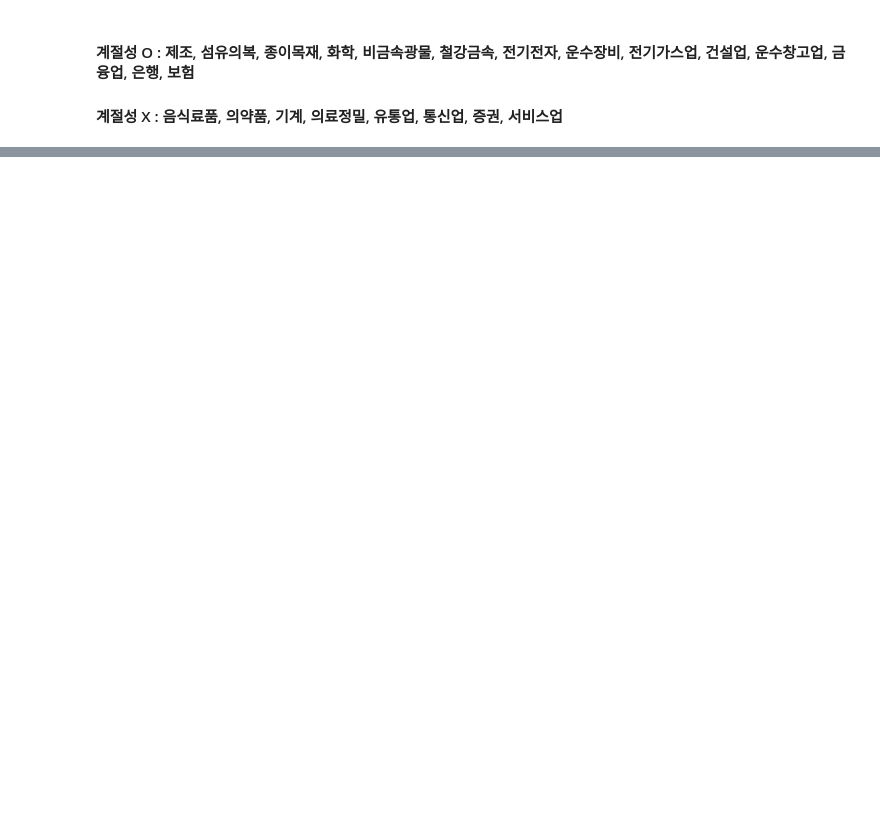
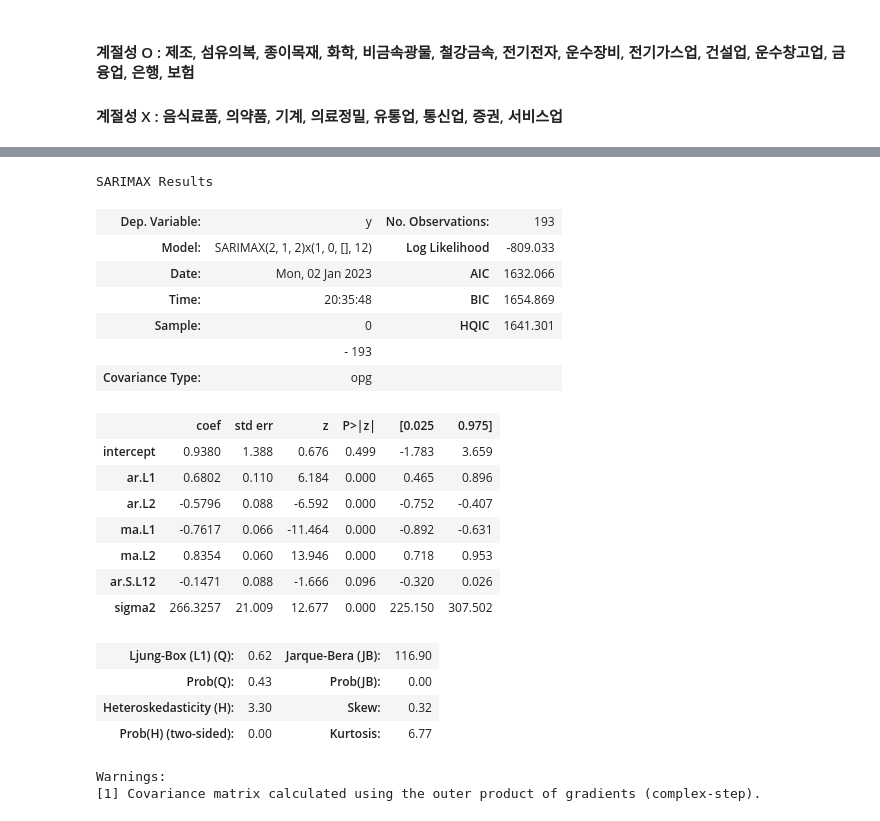
Before and after one commit to Jjineeq/Quant, a Jupyter notebook: Quant_Arima.ipynb, the cells around one changed output, grey strips where cells are left out. Drawn from its saved outputs; the diff is of its cells as text; code cells hidden in the pictures; blank space fills up the shorter version.

```diff
--- a/Quant_Arima.ipynb
+++ b/Quant_Arima.ipynb
@@ -88,10 +89,12 @@ for i in tqdm(range(len(df.columns))):
 # Auto-ARIMA 돌리기 - 계측값이 일별이면 m=1, 월별이면 m=12, 주별이면 m=52,
 # 계절성이 있는 데이터면 seasonal=True 로 바꿔야함. 알아서 d 값을 찾아줌
 arima_result = []
+arima_result_2 = []
+arima_result_3 = []
 for i in tqdm(range(len(df.columns))):
     predictions = list()
     history = [x for x in X_train.iloc[:,i]]
-    for t in range(len(X_valid.iloc[:,t])):
+    for t in range(len(X_valid)):
         model = pm.auto_arima(y = history,
                 start_P=0,
                 max_p= 3,
@@ -113,11 +116,13 @@ for i in tqdm(range(len(df.columns))):
     chart.set_title(df.columns[i]+' Auto Arima')
 
     plt.plot(X_train.iloc[:,i], color='blue')
-    plt.plot(predictions, color = 'red', marker = 'o')
-    plt.plot(X_valid.iloc[:,i], color = 'blue', marker = 'o')
+    plt.plot(predictions, color = 'red')
+    plt.plot(X_valid.iloc[:,i], color = 'blue')
     plt.title(df.columns[i])
     plt.legend()
     plt.savefig("C:/Users/User/github/Quant/data/"+df.columns[i]+" moving_window.png")
     print(df.columns[i]+' The MSE of auto-arima is:', mean_squared_error(X_valid.iloc[:,i].values, predictions))
     arima_result.append( mean_squared_error(X_valid.iloc[:,i].values, predictions))
+    arima_result_2.append(model.summary())
+    arima_result_3.append(r2_score(X_valid.iloc[:,i], predictions))
     plt.clf()
@@ -126,0 +398,25 @@ for i in tqdm(range(len(df.columns))):
+# %%
+arima_result_2[2]
+# %% [output]
+SARIMAX Results
+| Dep. Variable: | y | No. Observations: | 193 |
+| Model: | SARIMAX(2, 1, 2)x(1, 0, [], 12) | Log Likelihood | -809.033 |
+| Date: | Mon, 02 Jan 2023 | AIC | 1632.066 |
+| Time: | 20:35:48 | BIC | 1654.869 |
+| Sample: | 0 | HQIC | 1641.301 |
+|  | - 193 |  |  |
+| Covariance Type: | opg |  |  |
+|  | coef | std err | z | P>|z| | [0.025 | 0.975] |
+| intercept | 0.9380 | 1.388 | 0.676 | 0.499 | -1.783 | 3.659 |
+| ar.L1 | 0.6802 | 0.110 | 6.184 | 0.000 | 0.465 | 0.896 |
+| ar.L2 | -0.5796 | 0.088 | -6.592 | 0.000 | -0.752 | -0.407 |
+| ma.L1 | -0.7617 | 0.066 | -11.464 | 0.000 | -0.892 | -0.631 |
+| ma.L2 | 0.8354 | 0.060 | 13.946 | 0.000 | 0.718 | 0.953 |
+| ar.S.L12 | -0.1471 | 0.088 | -1.666 | 0.096 | -0.320 | 0.026 |
+| sigma2 | 266.3257 | 21.009 | 12.677 | 0.000 | 225.150 | 307.502 |
+| Ljung-Box (L1) (Q): | 0.62 | Jarque-Bera (JB): | 116.90 |
+| Prob(Q): | 0.43 | Prob(JB): | 0.00 |
+| Heteroskedasticity (H): | 3.30 | Skew: | 0.32 |
+| Prob(H) (two-sided): | 0.00 | Kurtosis: | 6.77 |
+Warnings:
+[1] Covariance matrix calculated using the outer product of gradients (complex-step).
```
Also changed, not shown: parts of 9 cells of this notebook, 27 other files.
